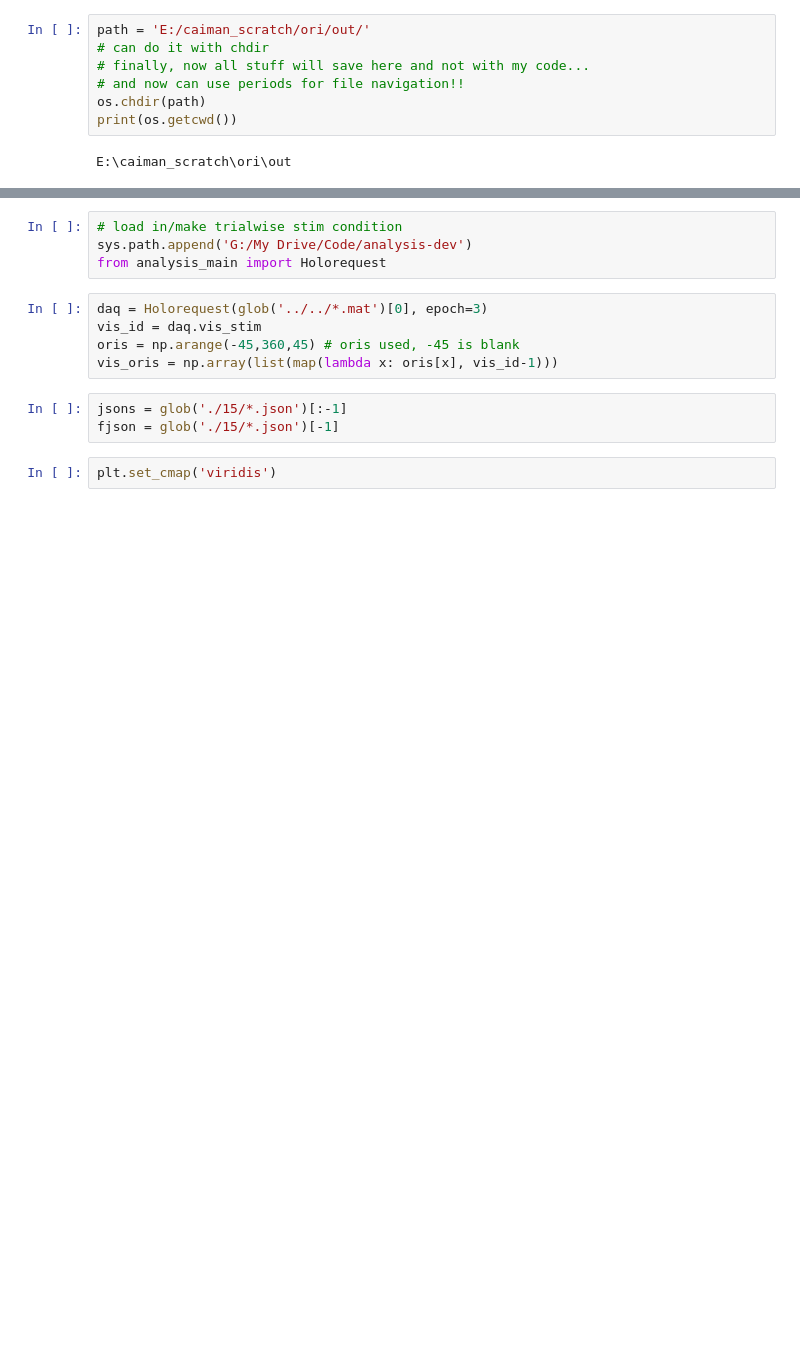
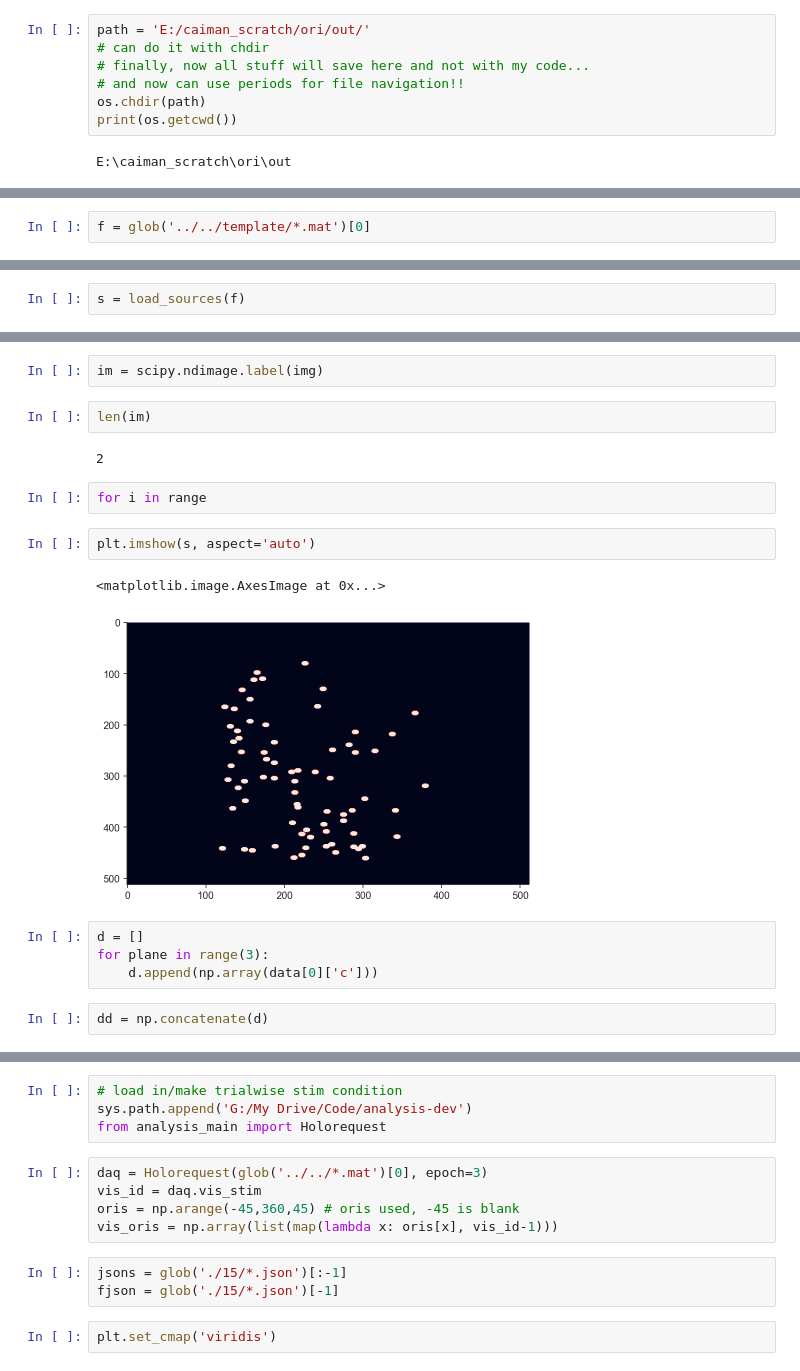
Before and after one commit to willyh101/caiman_online, a Jupyter notebook: final analysis tests.ipynb, the cells around one changed output, grey strips where cells are left out. Drawn from its saved outputs; the diff is of its cells as text; blank space fills up the shorter version.

```diff
--- a/final analysis tests.ipynb
+++ b/final analysis tests.ipynb
@@ -53,0 +72,2 @@ E:\caiman_scratch\ori\out
+# %%
+f = glob('../../template/*.mat')[0]
@@ -53,0 +77,2 @@ E:\caiman_scratch\ori\out
+# %%
+s = load_sources(f)
@@ -53,0 +115,19 @@ E:\caiman_scratch\ori\out
+# %%
+im = scipy.ndimage.label(img)
+# %%
+len(im)
+# %% [output]
+2
+# %%
+for i in range
+# %%
+plt.imshow(s, aspect='auto')
+# %% [output]
+<matplotlib.image.AxesImage at 0x...>
+[figure, added]
+# %%
+d = []
+for plane in range(3):
+    d.append(np.array(data[0]['c']))
+# %%
+dd = np.concatenate(d)
```
Also changed, not shown: parts of 20 cells of this notebook.
